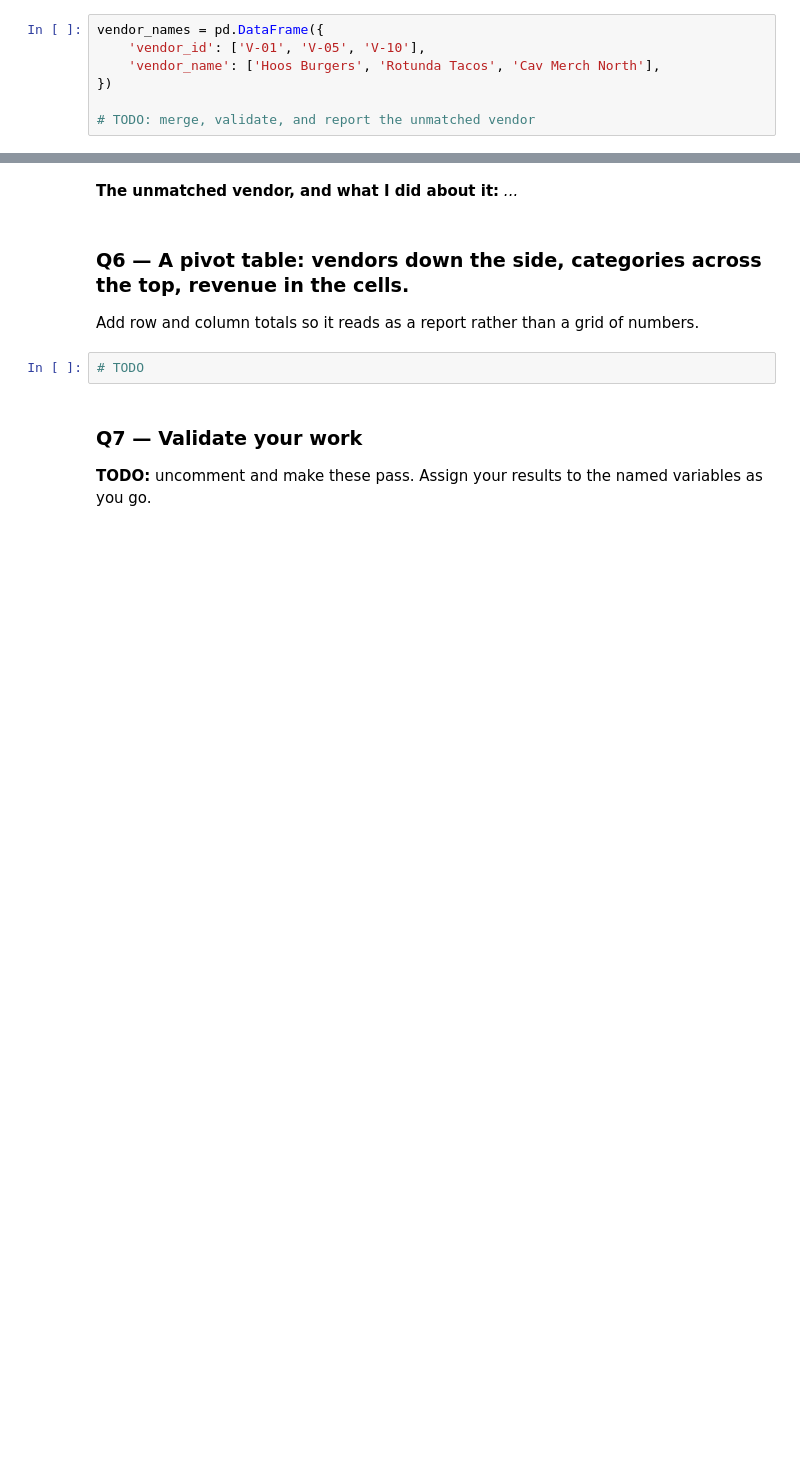
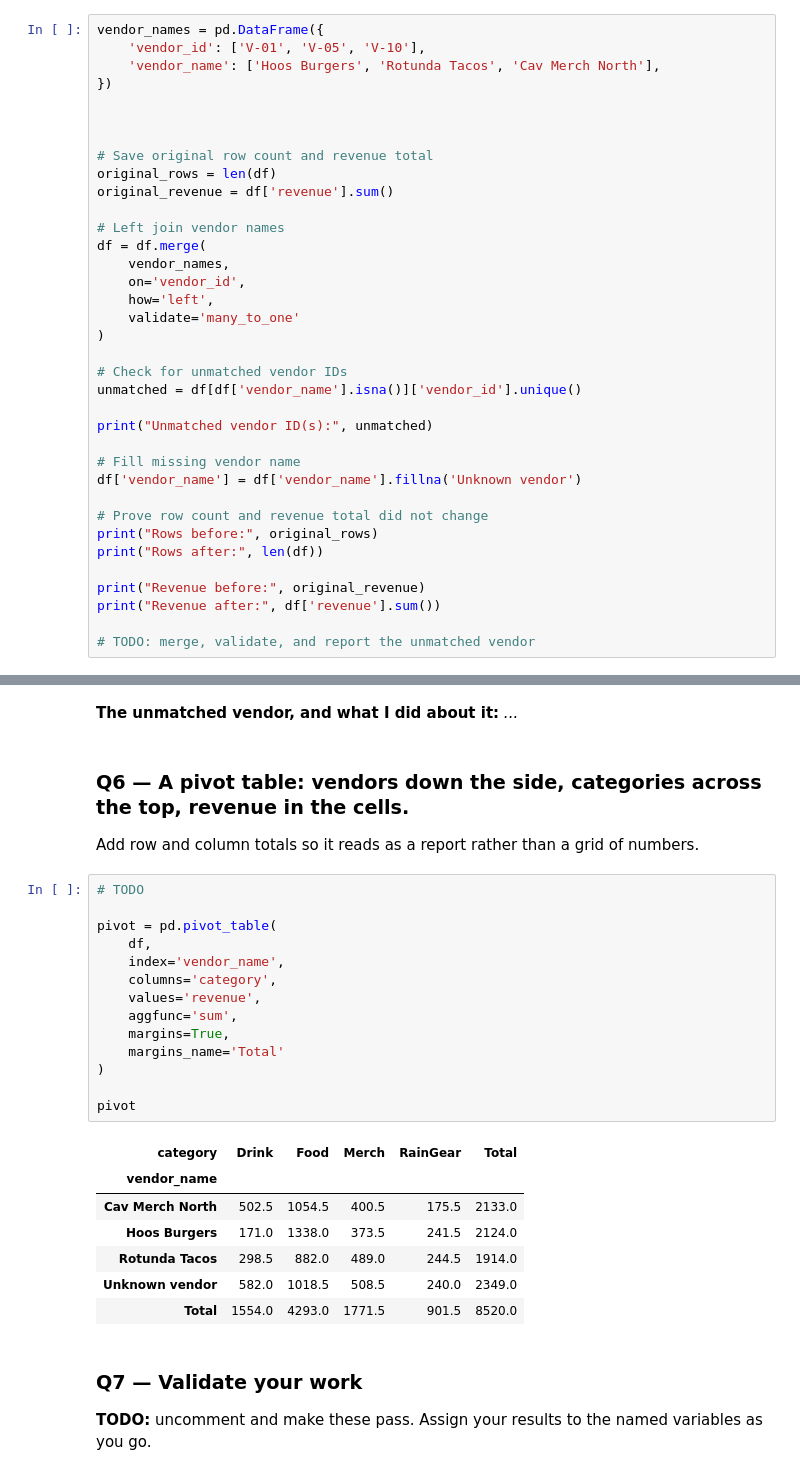
Before and after one commit to hershiaytoda/ds2002-fa26, a Jupyter notebook: notebooks/03-pandas-cleaning/2026-09-18 — Pandas Challenge — Lab.ipynb, the cells around one changed output, grey strips where cells are left out. Saved outputs shown, nothing was run; the diff lists cells and outputs as text; blank space fills up the shorter version.

Commit message:
Working through questions, but not all checks passed

```diff
--- a/notebooks/03-pandas-cleaning/2026-09-18 — Pandas Challenge — Lab.ipynb
+++ b/notebooks/03-pandas-cleaning/2026-09-18 — Pandas Challenge — Lab.ipynb
@@ -66,4 +131,33 @@ vendor_names = pd.DataFrame({
     'vendor_name': ['Hoos Burgers', 'Rotunda Tacos', 'Cav Merch North'],
 })
 
+
+
+# Save original row count and revenue total
+original_rows = len(df)
+original_revenue = df['revenue'].sum()
+
+# Left join vendor names
+df = df.merge(
+    vendor_names,
+    on='vendor_id',
+    how='left',
+    validate='many_to_one'
+)
+
+# Check for unmatched vendor IDs
+unmatched = df[df['vendor_name'].isna()]['vendor_id'].unique()
+
+print("Unmatched vendor ID(s):", unmatched)
+
+# Fill missing vendor name
+df['vendor_name'] = df['vendor_name'].fillna('Unknown vendor')
+
+# Prove row count and revenue total did not change
+print("Rows before:", original_rows)
+print("Rows after:", len(df))
+
+print("Revenue before:", original_revenue)
+print("Revenue after:", df['revenue'].sum())
+
 # TODO: merge, validate, and report the unmatched vendor
@@ -75,6 +175,26 @@ vendor_names = pd.DataFrame({
 Add row and column totals so it reads as a report rather than a grid of numbers.
 # %%
 # TODO
+
+pivot = pd.pivot_table(
+    df,
+    index='vendor_name',
+    columns='category',
+    values='revenue',
+    aggfunc='sum',
+    margins=True,
+    margins_name='Total'
+)
+
+pivot
+# %% [output]
+| category | Drink | Food | Merch | RainGear | Total |
+| vendor_name |  |  |  |  |  |
+| Cav Merch North | 502.5 | 1054.5 | 400.5 | 175.5 | 2133.0 |
+| Hoos Burgers | 171.0 | 1338.0 | 373.5 | 241.5 | 2124.0 |
+| Rotunda Tacos | 298.5 | 882.0 | 489.0 | 244.5 | 1914.0 |
+| Unknown vendor | 582.0 | 1018.5 | 508.5 | 240.0 | 2349.0 |
+| Total | 1554.0 | 4293.0 | 1771.5 | 901.5 | 8520.0 |
 # %% [markdown]
 ### Q7 — Validate your work
 
```
Also changed, not shown: parts of 6 cells of this notebook.
